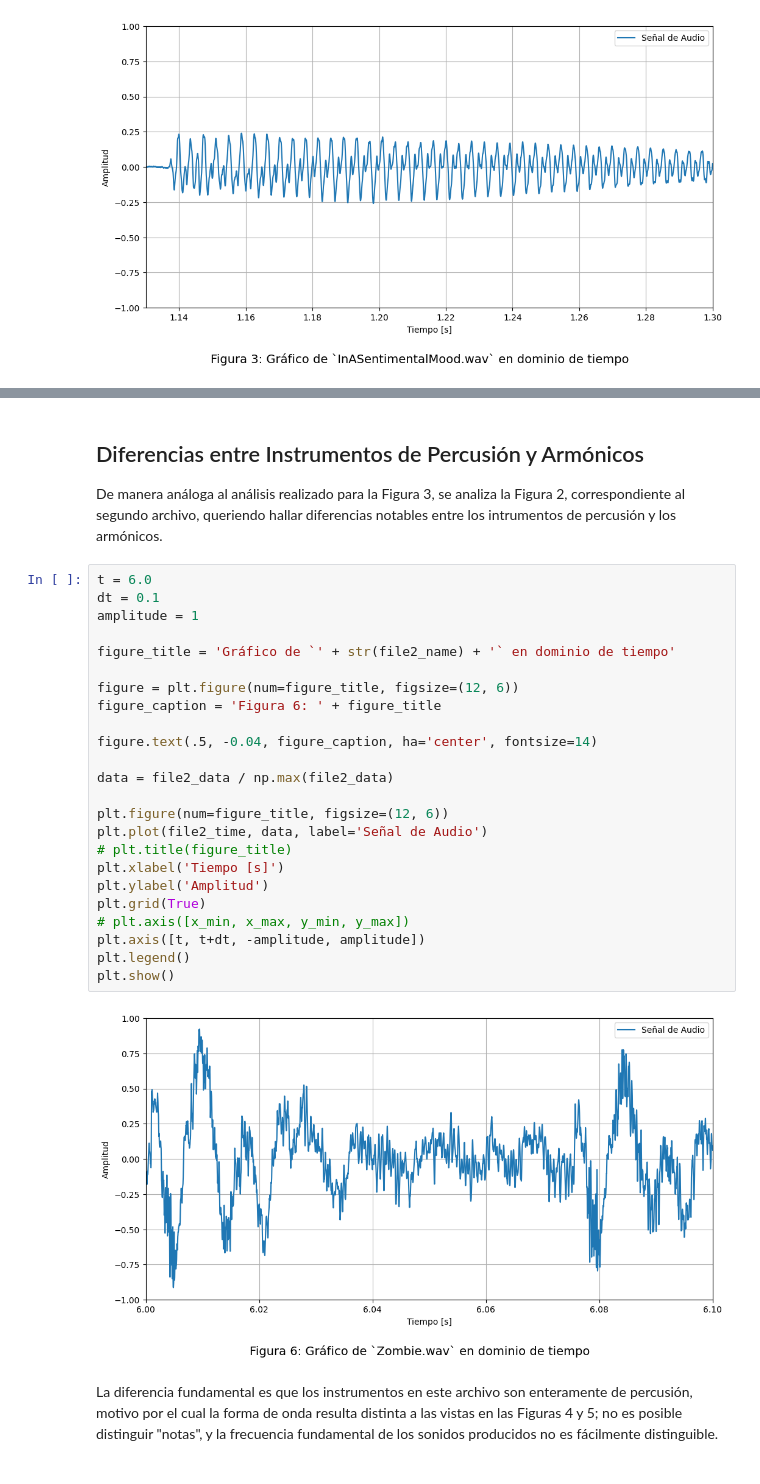
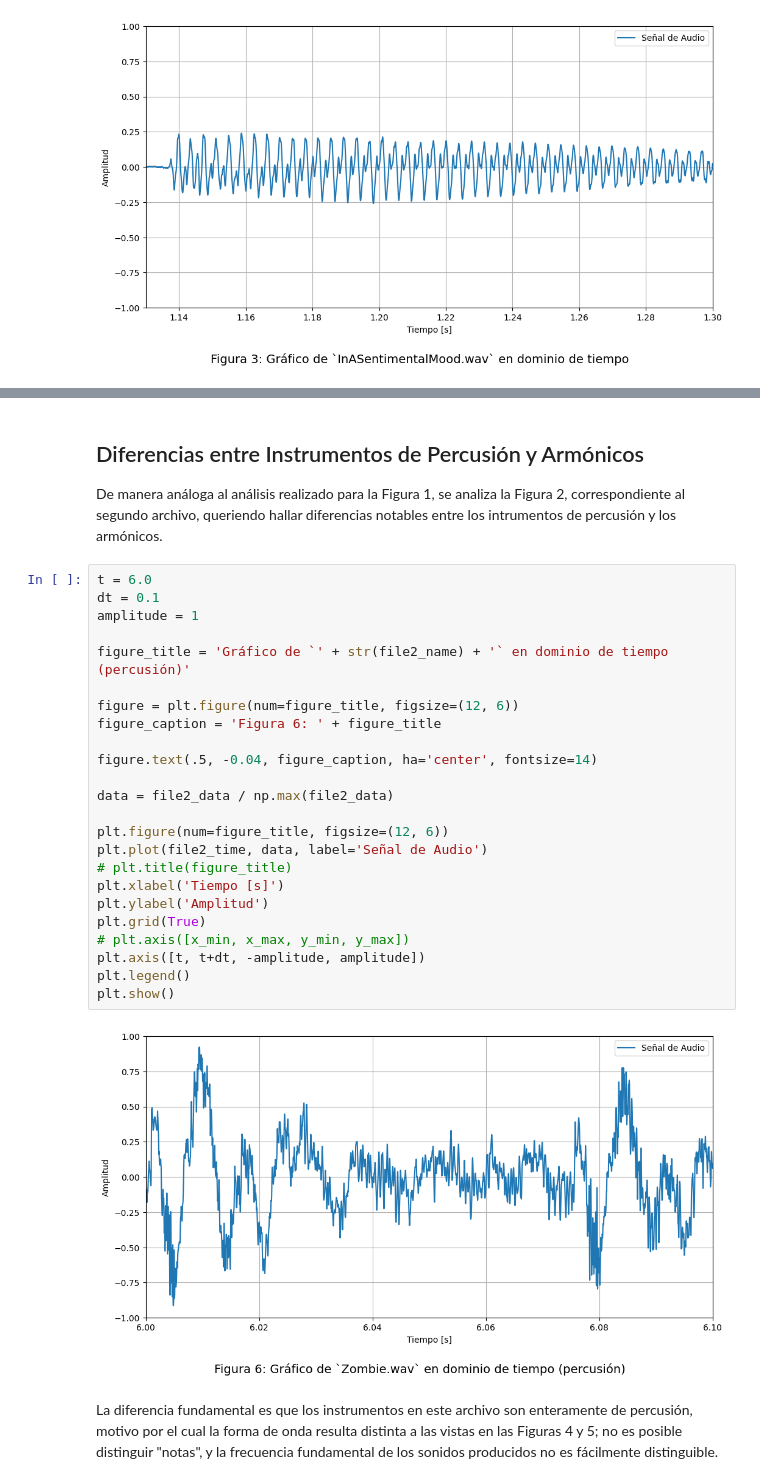
Before and after one commit to mjkloeckner/TB065, a Jupyter notebook: primera_parte/tpe_primera_parte.ipynb, the cells around one changed output, grey strips where cells are left out. Drawn from its saved outputs; the diff is of its cells as text.

```diff
--- a/primera_parte/tpe_primera_parte.ipynb
+++ b/primera_parte/tpe_primera_parte.ipynb
@@ -149,34 +149,34 @@ La nota producida por este instrumento también tiene un periodo claramente dist
 # %% [markdown]
 ## Diferencias entre Instrumentos de Percusión y Armónicos
 
-De manera análoga al análisis realizado para la Figura 3, se analiza la Figura 2, correspondiente
+De manera análoga al análisis realizado para la Figura 1, se analiza la Figura 2, correspondiente
 al segundo archivo, queriendo hallar diferencias notables entre los intrumentos de
 percusión y los armónicos.
 # %%
 t = 6.0
 dt = 0.1
 amplitude = 1
 
-figure_title = 'Gráfico de `' + str(file2_name) + '` en dominio de tiempo'
+figure_title = 'Gráfico de `' + str(file2_name) + '` en dominio de tiempo (percusión)'
 
 figure = plt.figure(num=figure_title, figsize=(12, 6))
 figure_caption = 'Figura 6: ' + figure_title
 
 figure.text(.5, -0.04, figure_caption, ha='center', fontsize=14)
 
 data = file2_data / np.max(file2_data)
 
 plt.figure(num=figure_title, figsize=(12, 6))
 plt.plot(file2_time, data, label='Señal de Audio')
 # plt.title(figure_title)
 plt.xlabel('Tiempo [s]')
 plt.ylabel('Amplitud')
 plt.grid(True)
 # plt.axis([x_min, x_max, y_min, y_max])
 plt.axis([t, t+dt, -amplitude, amplitude])
 plt.legend()
 plt.show()
 # %% [output]
-[figure, old version]
+[figure, new version]
 # %% [markdown]
 La diferencia fundamental es que los instrumentos en este archivo son enteramente de percusión, motivo por el cual la forma de onda resulta distinta a las vistas en las Figuras 4 y 5; no es posible distinguir "notas", y la frecuencia fundamental de los sonidos producidos no es fácilmente distinguible.
```
Also changed, not shown: parts of 1 cell of this notebook.
